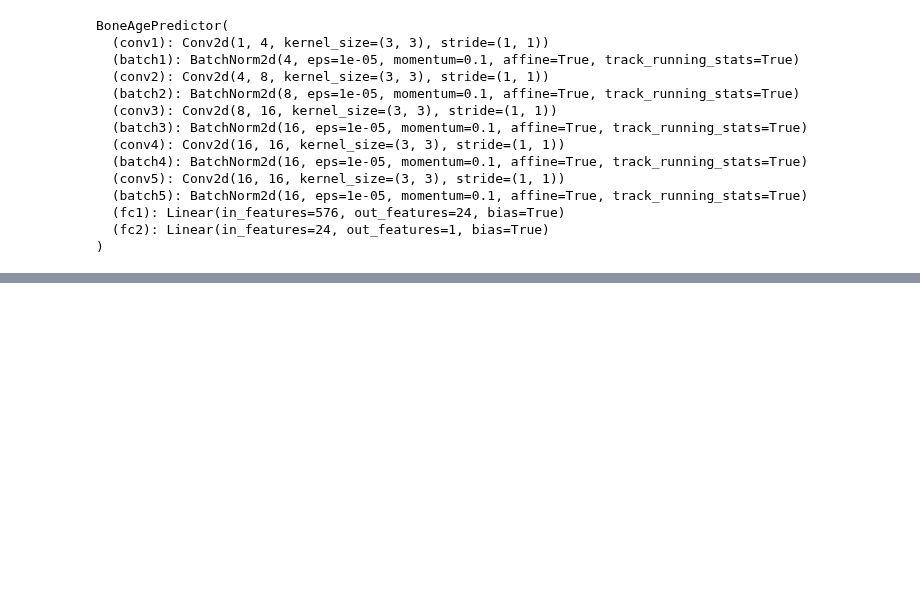
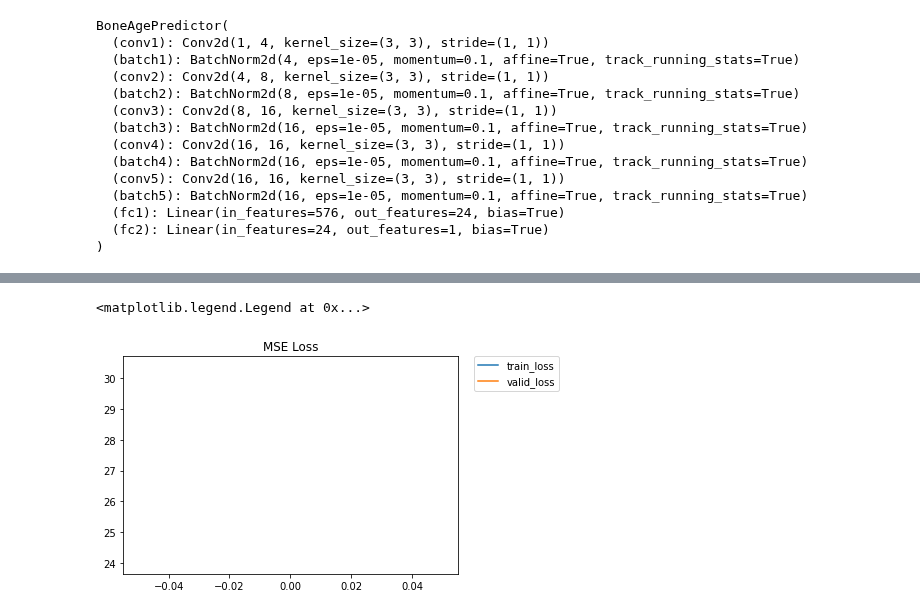
Before and after one commit to nichakornchaisuwan/Project_Boneage, a Jupyter notebook: BoneAgePredictor.ipynb, the cells around one changed output, grey strips where cells are left out. Saved outputs shown, nothing was run; the diff lists cells and outputs as text; code cells hidden in the pictures; blank space fills up the shorter version.

```diff
--- a/BoneAgePredictor.ipynb
+++ b/BoneAgePredictor.ipynb
@@ -199,3 +189,13 @@ Train Epoch: 0 [220/12611 (2%)] Loss: 113.741775
+# %%
+import matplotlib.pyplot as plt
+plt.plot(train_loss,label='train_loss')
+plt.plot(test_loss,label='valid_loss')
+plt.title('MSE Loss')
+plt.ylim()
+plt.legend(bbox_to_anchor=(1.05, 1), loc='upper left', borderaxespad=0.)
+# %% [output]
+<matplotlib.legend.Legend at 0x...>
+[figure, added]
 # %%
 # check = torch.rand(5,1,256,256)
 # model = BoneAgePredictor();
```
Also changed, not shown: parts of 3 cells of this notebook.
